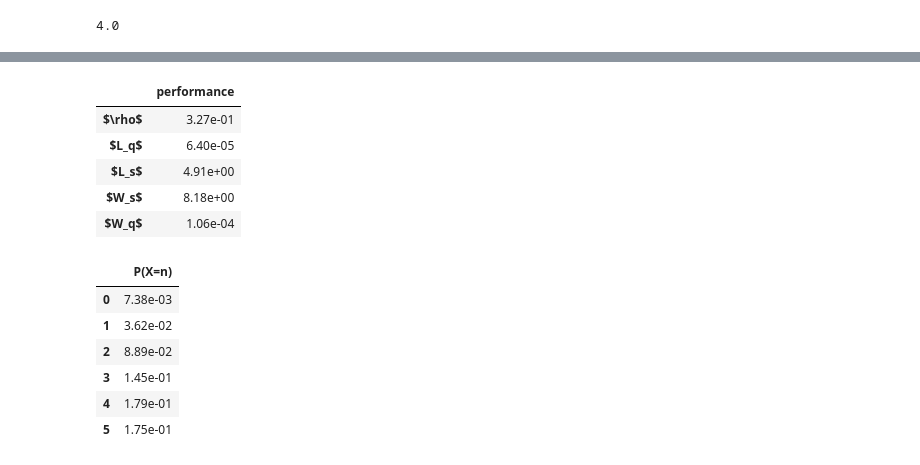
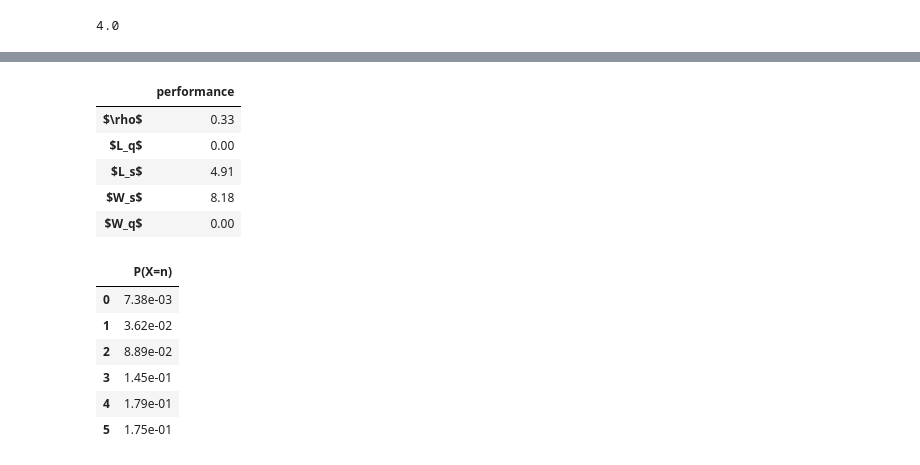
Before and after one commit to health-data-science-OR/stochastic_systems, a Jupyter notebook: labs/simulation/simulation_lab1.ipynb, the cells around one changed output, grey strips where cells are left out. Cells and saved outputs as stored; diff of their text form; code cells hidden in the pictures.

```diff
--- a/labs/simulation/simulation_lab1.ipynb
+++ b/labs/simulation/simulation_lab1.ipynb
@@ -1097,11 +1134,15 @@ class Observer(object):
 4.0
 # %%
 #model parameters - compare to queuing model.
-RUN_LENGTH = 10000
-N_OPERATORS = 3
-ARRIVAL_RATE = 40
+RUN_LENGTH = 1000
+N_OPERATORS = 15
+ARRIVAL_RATE = 100
 MEAN_IAT = 1 / ARRIVAL_RATE
 EXP_MEAN = 1 / 15
+CALL_LOW = 5 / 60
+CALL_HIGH = 10 / 60
+CALL_MODE = 7 / 60
+
 
 #Should we show a trace of simulated events?
 TRACE = False
@@ -1118,13 +1159,18 @@ OBS_INTERVAL = 10
 env = simpy.Environment()
 
 default_args = Scenario()
-default_args.call_dist = Exponential(EXP_MEAN, CALL_SEED)
+#default_args.call_dist = Exponential(EXP_MEAN, CALL_SEED)
+
 
 #MODIFICATION: instantiate an Observer
 observer = Observer(env, default_args.operators,
                     FIRST_OBSERVATION, OBS_INTERVAL)
 
-env.process(call_source(env, default_args))
+
+model = UrgentCareCallCentre(env, default_args)
+env.process(model.call_source())
+
+#env.process(call_source(env, default_args))
 #MODIFICATION
 env.process(observer.observe())
 
@@ -1280,14 +1330,14 @@ class MMsQueue(object):
         return df
 # %%
 approx_model = MMsQueue(60/100, (CALL_LOW+CALL_MODE+CALL_HIGH)/3, 15)
-approx_model.summary_frame().round(6)
+approx_model.summary_frame().round(2)
 # %% [output]
 |  | performance |
-| $\rho$ | 3.27e-01 |
-| $L_q$ | 6.40e-05 |
-| $L_s$ | 4.91e+00 |
-| $W_s$ | 8.18e+00 |
-| $W_q$ | 1.06e-04 |
+| $\rho$ | 0.33 |
+| $L_q$ | 0.00 |
+| $L_s$ | 4.91 |
+| $W_s$ | 8.18 |
+| $W_q$ | 0.00 |
 # %%
 approx_model.prob_n_in_system(5)
 # %% [output]
```
Also changed, not shown: parts of 22 cells of this notebook.
